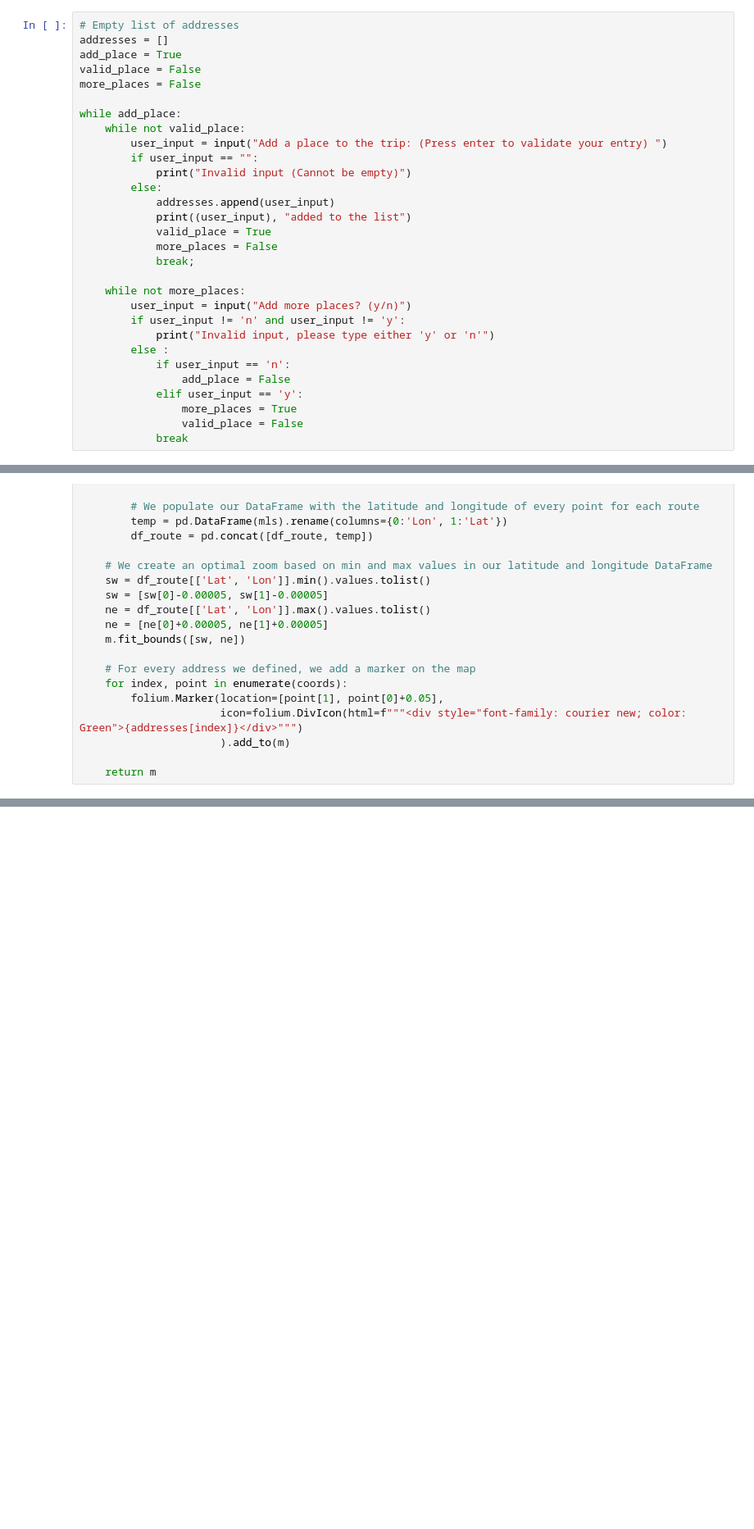
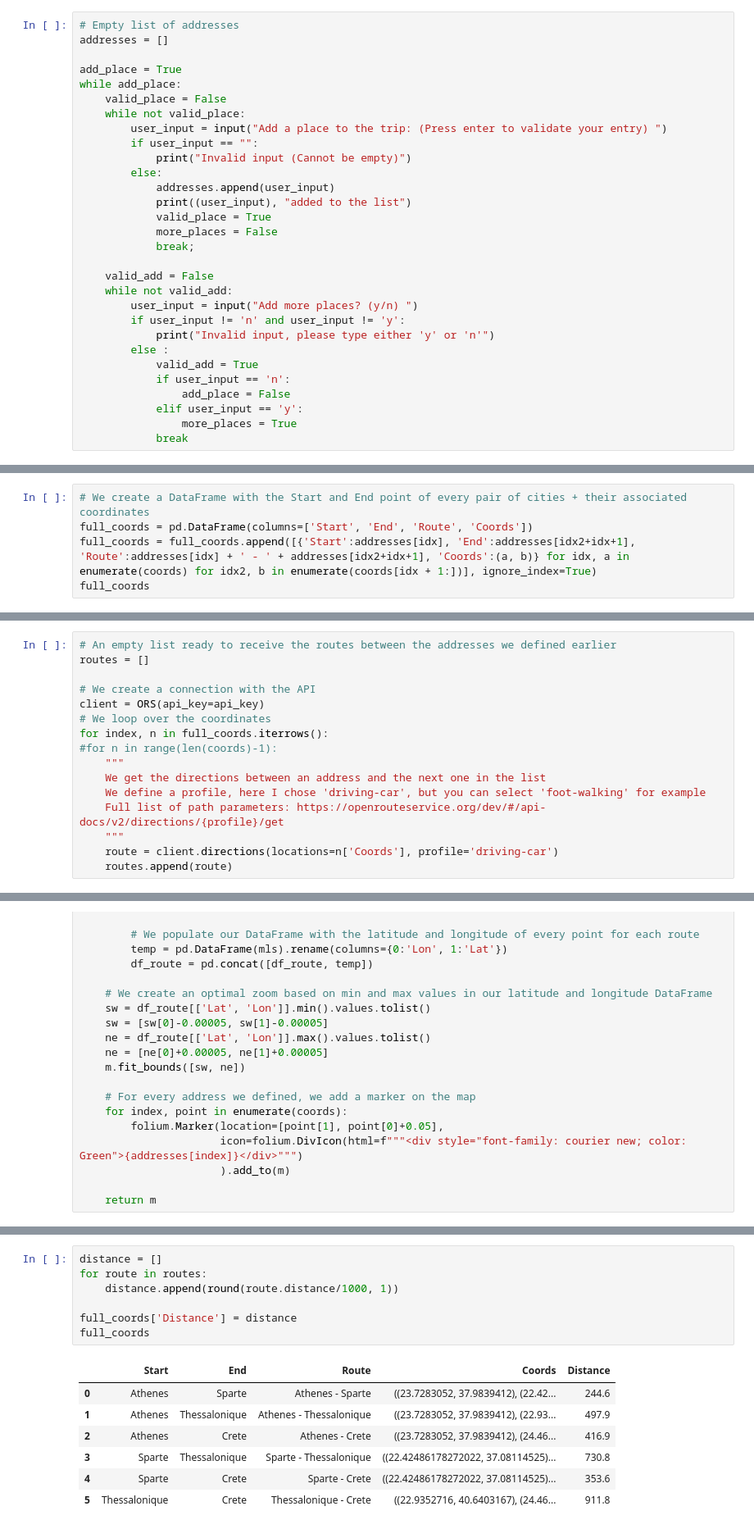
Before and after one commit to NoesisBDIA/trip-mapping, a Jupyter notebook: Choropleth.ipynb, the cells around one changed output, grey strips where cells are left out. Shown at 82% size. Saved outputs shown, nothing was run; the diff lists cells and outputs as text; blank space fills up the shorter version.

```diff
--- a/Choropleth.ipynb
+++ b/Choropleth.ipynb
@@ -69,11 +39,10 @@ athens added to the list
 # %%
 # Empty list of addresses
 addresses = []
+
 add_place = True
-valid_place = False
-more_places = False
-
 while add_place:
+    valid_place = False
     while not valid_place:
         user_input = input("Add a place to the trip: (Press enter to validate your entry) ")
         if user_input == "":
@@ -85,14 +54,15 @@ while add_place:
             more_places = False
             break;
 
-    while not more_places:
-        user_input = input("Add more places? (y/n)")
+    valid_add = False
+    while not valid_add:
+        user_input = input("Add more places? (y/n) ")
         if user_input != 'n' and user_input != 'y':
             print("Invalid input, please type either 'y' or 'n'")
         else :
+            valid_add = True
             if user_input == 'n':
                 add_place = False
             elif user_input == 'y':
                 more_places = True
-                valid_place = False
             break
@@ -100,3 +83,8 @@ while add_place:
 # We then get the coordinates of the addresses in the list using a for loop and our function
 coords = tuple(get_lat_long_from_address(addr) for addr in addresses)
 coords2 = [(a, b) for idx, a in enumerate(coords) for b in coords[idx + 1:]]
+# %%
+# We create a DataFrame with the Start and End point of every pair of cities + their associated coordinates
+full_coords = pd.DataFrame(columns=['Start', 'End', 'Route', 'Coords'])
+full_coords = full_coords.append([{'Start':addresses[idx], 'End':addresses[idx2+idx+1], 'Route':addresses[idx] + ' - ' + addresses[idx2+idx+1], 'Coords':(a, b)} for idx, a in enumerate(coords) for idx2, b in enumerate(coords[idx + 1:])], ignore_index=True)
+full_coords
@@ -141,3 +140,19 @@ else:
+# %%
+# An empty list ready to receive the routes between the addresses we defined earlier
+routes = []
+
+# We create a connection with the API
+client = ORS(api_key=api_key)
+# We loop over the coordinates
+for index, n in full_coords.iterrows():
+#for n in range(len(coords)-1):
+    """
+    We get the directions between an address and the next one in the list
+    We define a profile, here I chose 'driving-car', but you can select 'foot-walking' for example
+    Full list of path parameters: https://openrouteservice.org/dev/#/api-docs/v2/directions/{profile}/get
+    """
+    route = client.directions(locations=n['Coords'], profile='driving-car')
+    routes.append(route)
 # %%
 def create_map(routes, coords):
     """
@@ -197,0 +216,15 @@ The goal of this part will be to optimize the routing we drew on the map to avoi
+# %%
+distance = []
+for route in routes:
+    distance.append(round(route.distance/1000, 1))
+
+full_coords['Distance'] = distance
+full_coords
+# %% [output]
+|  | Start | End | Route | Coords | Distance |
+| 0 | Athenes | Sparte | Athenes - Sparte | ((23.7283052, 37.9839412), (22.42... | 244.6 |
+| 1 | Athenes | Thessalonique | Athenes - Thessalonique | ((23.7283052, 37.9839412), (22.93... | 497.9 |
+| 2 | Athenes | Crete | Athenes - Crete | ((23.7283052, 37.9839412), (24.46... | 416.9 |
+| 3 | Sparte | Thessalonique | Sparte - Thessalonique | ((22.42486178272022, 37.08114525)... | 730.8 |
+| 4 | Sparte | Crete | Sparte - Crete | ((22.42486178272022, 37.08114525)... | 353.6 |
+| 5 | Thessalonique | Crete | Thessalonique - Crete | ((22.9352716, 40.6403167), (24.46... | 911.8 |
```
Also changed, not shown: parts of 8 cells of this notebook, 1 other file.
